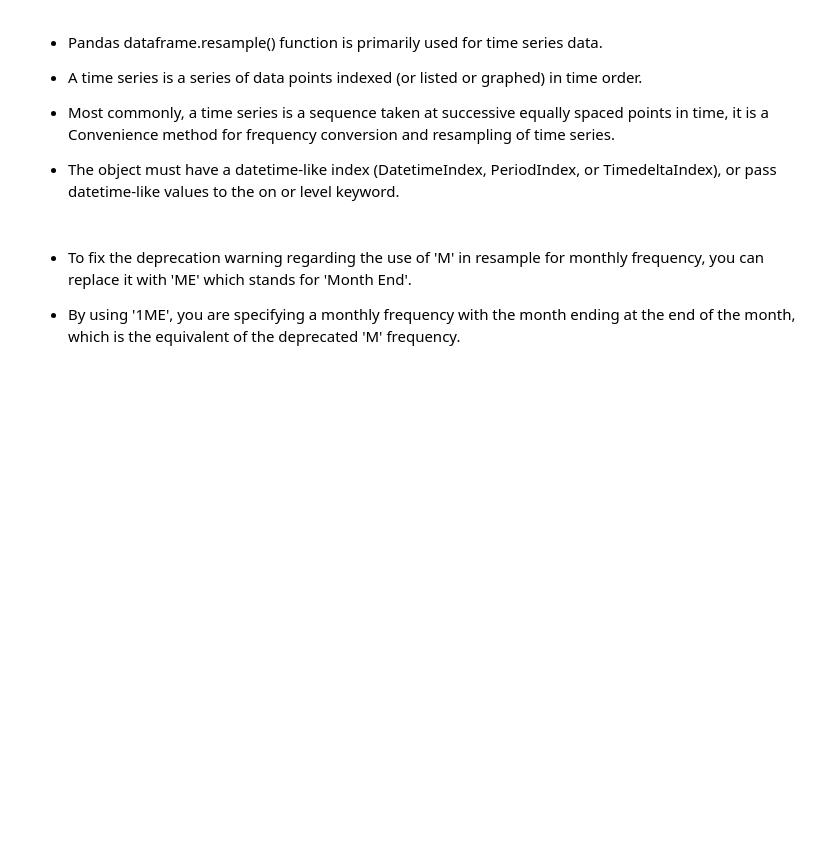
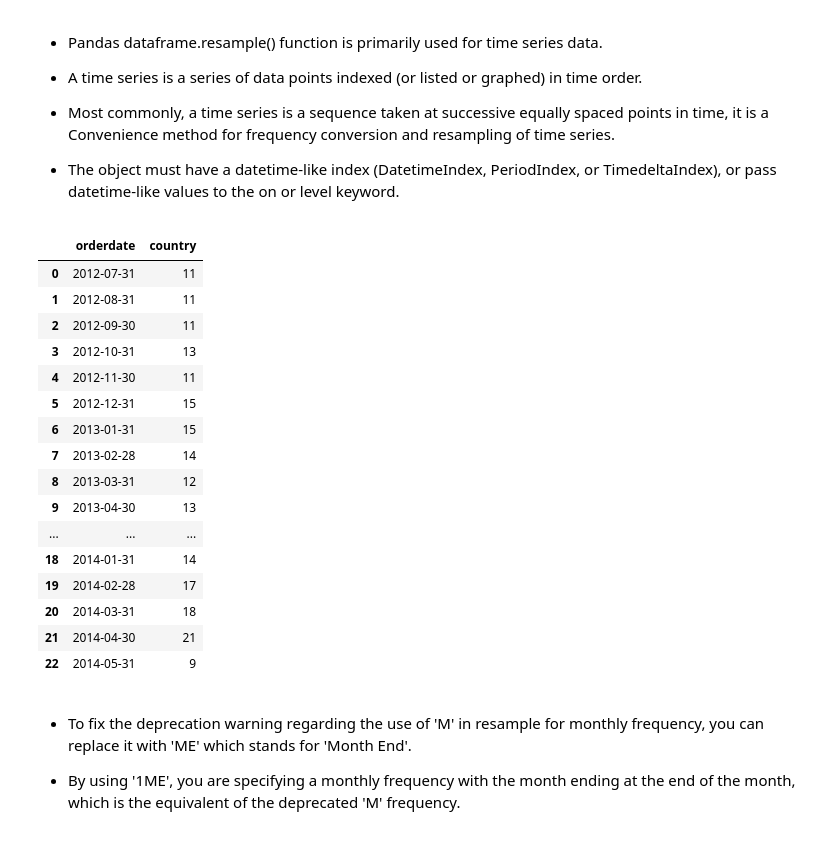
Before and after one commit to Geoshy/International_Sales_Database_Analysis, a Jupyter notebook: Python_Analysis/3_Data_Exploration_Bivariate_Analysis/6_Bivariate_Analysis_Time_Series_Analysis.ipynb, the cells around one changed output. Saved outputs shown, nothing was run; the diff lists cells and outputs as text; code cells hidden in the pictures; blank space fills up the shorter version.

```diff
--- a/Python_Analysis/3_Data_Exploration_Bivariate_Analysis/6_Bivariate_Analysis_Time_Series_Analysis.ipynb
+++ b/Python_Analysis/3_Data_Exploration_Bivariate_Analysis/6_Bivariate_Analysis_Time_Series_Analysis.ipynb
@@ -101,6 +101,26 @@ memory usage: 64.6+ KB
 date_country_df = orders[["orderdate", "country"]].set_index("orderdate")
 # %%
 dateCountry1M = (date_country_df.resample(rule="1ME").nunique()).reset_index()
+# %%
+dateCountry1M
+# %% [output]
+|  | orderdate | country |
+| 0 | 2012-07-31 | 11 |
+| 1 | 2012-08-31 | 11 |
+| 2 | 2012-09-30 | 11 |
+| 3 | 2012-10-31 | 13 |
+| 4 | 2012-11-30 | 11 |
+| 5 | 2012-12-31 | 15 |
+| 6 | 2013-01-31 | 15 |
+| 7 | 2013-02-28 | 14 |
+| 8 | 2013-03-31 | 12 |
+| 9 | 2013-04-30 | 13 |
+| ... | ... | ... |
+| 18 | 2014-01-31 | 14 |
+| 19 | 2014-02-28 | 17 |
+| 20 | 2014-03-31 | 18 |
+| 21 | 2014-04-30 | 21 |
+| 22 | 2014-05-31 | 9 |
 # %% [markdown]
 - To fix the deprecation warning regarding the use of 'M' in resample for monthly frequency, you can replace it with 'ME' which stands for 'Month End'.
 
```
Also changed, not shown: 1 other file.
